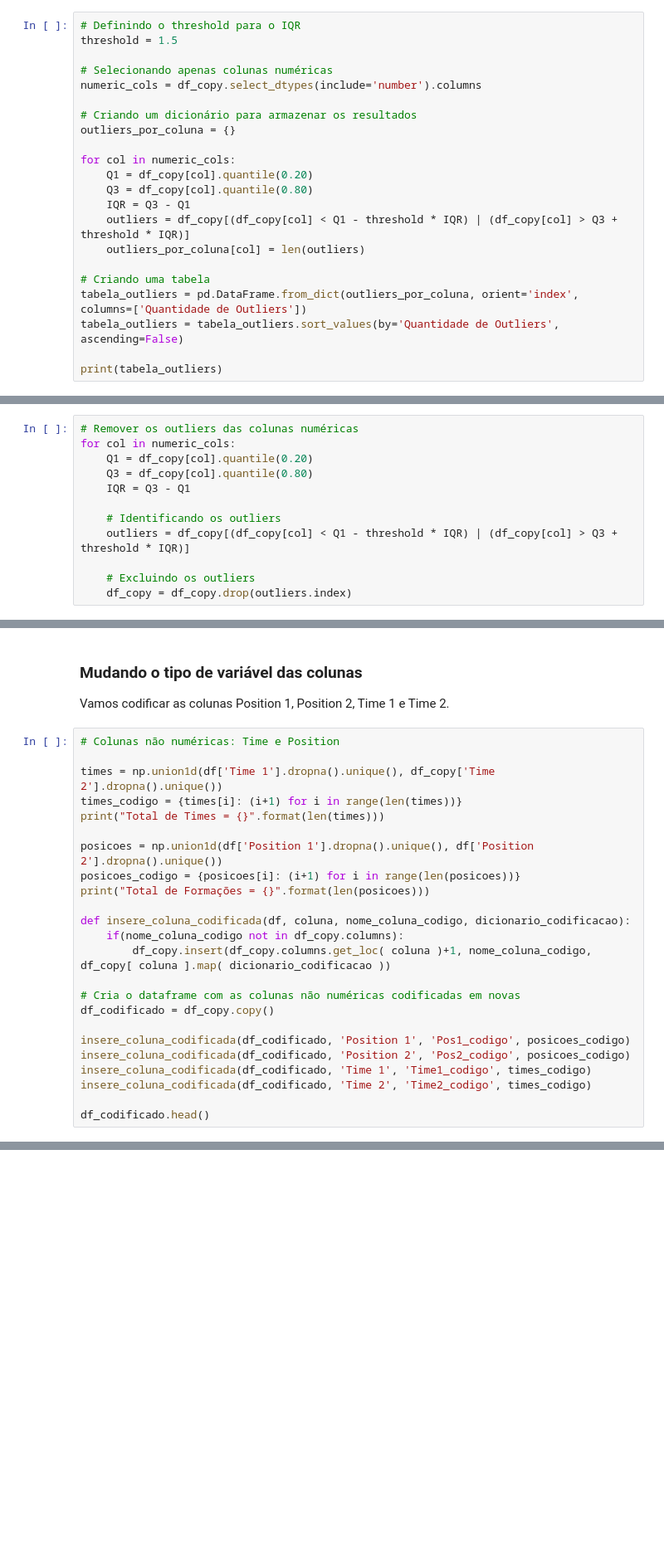
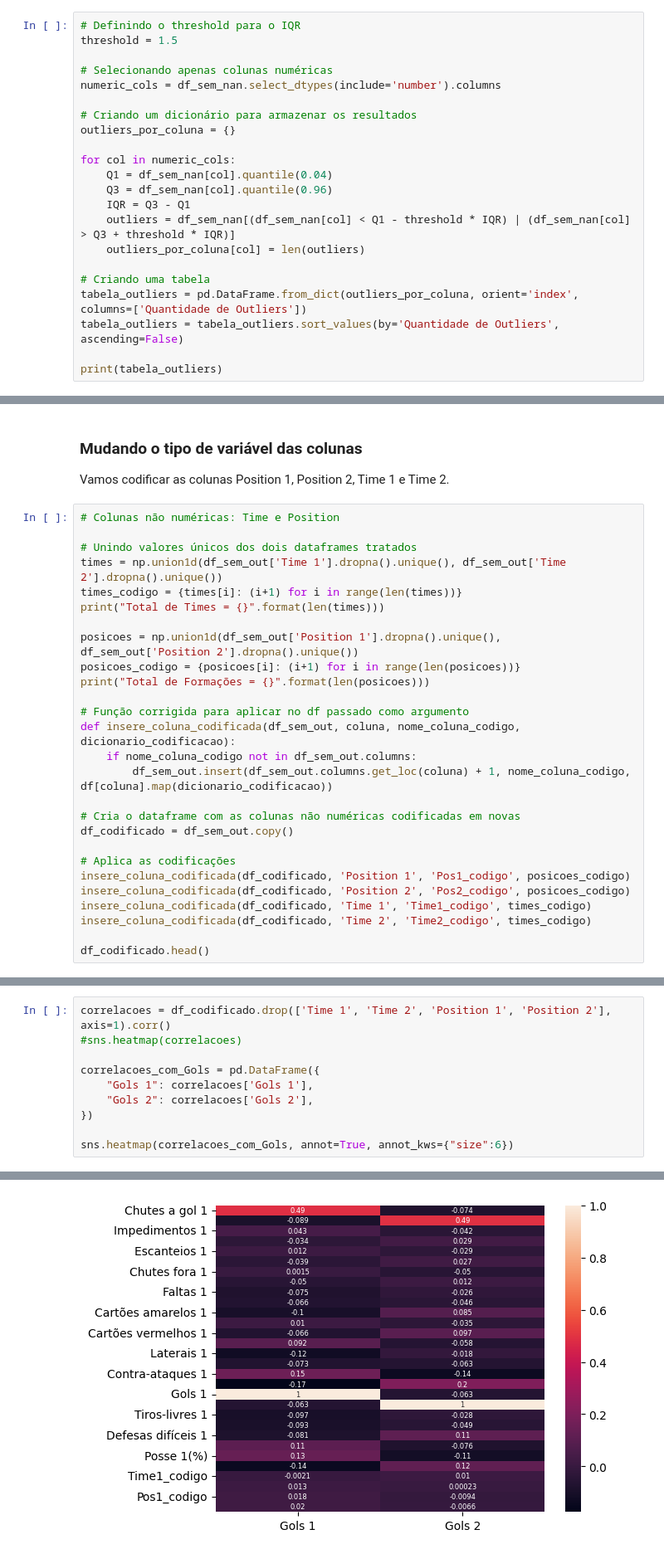
Before and after one commit to AntonioPedro04/PS-2025.1-Zurg, a Jupyter notebook: analise_exploratorio.ipynb, the cells around one changed output, grey strips where cells are left out. Shown at 83% size. Drawn from its saved outputs; the diff is of its cells as text; blank space fills up the shorter version.

```diff
--- a/analise_exploratorio.ipynb
+++ b/analise_exploratorio.ipynb
@@ -299,16 +268,16 @@ O tratamento de outliers é fundamental em distribuições assimétricas como as
 threshold = 1.5
 
 # Selecionando apenas colunas numéricas
-numeric_cols = df_copy.select_dtypes(include='number').columns
+numeric_cols = df_sem_nan.select_dtypes(include='number').columns
 
 # Criando um dicionário para armazenar os resultados
 outliers_por_coluna = {}
 
 for col in numeric_cols:
-    Q1 = df_copy[col].quantile(0.20)
-    Q3 = df_copy[col].quantile(0.80)
+    Q1 = df_sem_nan[col].quantile(0.04)
+    Q3 = df_sem_nan[col].quantile(0.96)
     IQR = Q3 - Q1
-    outliers = df_copy[(df_copy[col] < Q1 - threshold * IQR) | (df_copy[col] > Q3 + threshold * IQR)]
+    outliers = df_sem_nan[(df_sem_nan[col] < Q1 - threshold * IQR) | (df_sem_nan[col] > Q3 + threshold * IQR)]
     outliers_por_coluna[col] = len(outliers)
 
 # Criando uma tabela
@@ -337,12 +305,0 @@ Cartões amarelos 1                       58
-# %%
-# Remover os outliers das colunas numéricas
-for col in numeric_cols:
-    Q1 = df_copy[col].quantile(0.20)
-    Q3 = df_copy[col].quantile(0.80)
-    IQR = Q3 - Q1
-
-    # Identificando os outliers
-    outliers = df_copy[(df_copy[col] < Q1 - threshold * IQR) | (df_copy[col] > Q3 + threshold * IQR)]
-
-    # Excluindo os outliers
-    df_copy = df_copy.drop(outliers.index)
@@ -388,21 +395,24 @@ Vamos codificar as colunas Position 1, Position 2, Time 1 e Time 2.
 # %%
 # Colunas não numéricas: Time e Position
 
-times = np.union1d(df['Time 1'].dropna().unique(), df_copy['Time 2'].dropna().unique())
+# Unindo valores únicos dos dois dataframes tratados
+times = np.union1d(df_sem_out['Time 1'].dropna().unique(), df_sem_out['Time 2'].dropna().unique())
 times_codigo = {times[i]: (i+1) for i in range(len(times))}
 print("Total de Times = {}".format(len(times)))
 
-posicoes = np.union1d(df['Position 1'].dropna().unique(), df['Position 2'].dropna().unique())
+posicoes = np.union1d(df_sem_out['Position 1'].dropna().unique(), df_sem_out['Position 2'].dropna().unique())
 posicoes_codigo = {posicoes[i]: (i+1) for i in range(len(posicoes))}
 print("Total de Formações = {}".format(len(posicoes)))
 
-def insere_coluna_codificada(df, coluna, nome_coluna_codigo, dicionario_codificacao):
-    if(nome_coluna_codigo not in df_copy.columns):
-        df_copy.insert(df_copy.columns.get_loc( coluna )+1, nome_coluna_codigo, df_copy[ coluna ].map( dicionario_codificacao ))
+# Função corrigida para aplicar no df passado como argumento
+def insere_coluna_codificada(df_sem_out, coluna, nome_coluna_codigo, dicionario_codificacao):
+    if nome_coluna_codigo not in df_sem_out.columns:
+        df_sem_out.insert(df_sem_out.columns.get_loc(coluna) + 1, nome_coluna_codigo, df[coluna].map(dicionario_codificacao))
 
 # Cria o dataframe com as colunas não numéricas codificadas em novas
-df_codificado = df_copy.copy()
+df_codificado = df_sem_out.copy()
 
+# Aplica as codificações
 insere_coluna_codificada(df_codificado, 'Position 1', 'Pos1_codigo', posicoes_codigo)
 insere_coluna_codificada(df_codificado, 'Position 2', 'Pos2_codigo', posicoes_codigo)
 insere_coluna_codificada(df_codificado, 'Time 1', 'Time1_codigo', times_codigo)
@@ -421,0 +436,11 @@ Total de Formações = 30
+# %%
+correlacoes = df_codificado.drop(['Time 1', 'Time 2', 'Position 1', 'Position 2'], axis=1).corr()
+#sns.heatmap(correlacoes)
+
+correlacoes_com_Gols = pd.DataFrame({
+    "Gols 1": correlacoes['Gols 1'],
+    "Gols 2": correlacoes['Gols 2'],
+})
+
+sns.heatmap(correlacoes_com_Gols, annot=True, annot_kws={"size":6})
+# %% [output]
@@ -421,0 +448 @@ Total de Formações = 30
+[figure, added]
```
Also changed, not shown: parts of 28 cells of this notebook.
